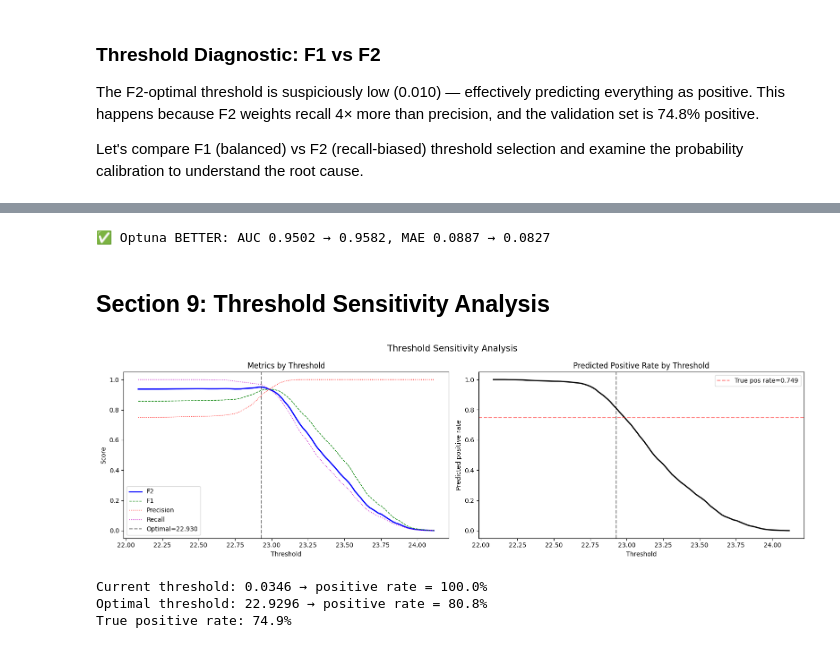
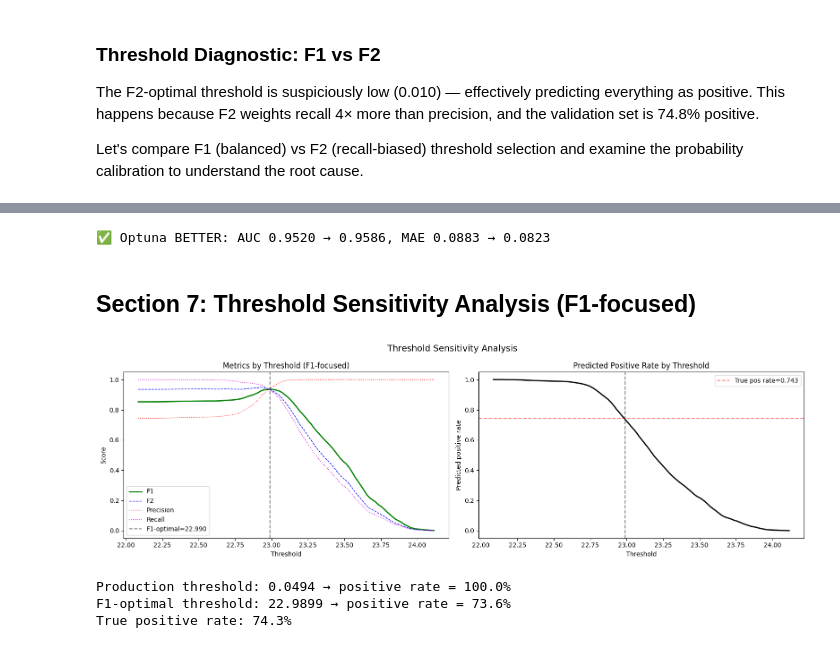
Before and after one commit to jhilkert90-wq/ml_heating_underfloor, a Jupyter notebook: notebooks/analysis/09_cooling_ml_analysis.ipynb, the cells around one changed output, grey strips where cells are left out. Saved outputs shown, nothing was run; the diff lists cells and outputs as text; code cells hidden in the pictures.

```diff
--- a/notebooks/analysis/09_cooling_ml_analysis.ipynb
+++ b/notebooks/analysis/09_cooling_ml_analysis.ipynb
@@ -727,21 +566,20 @@ indoor_val = df_val_r['indoor_temp'].values if 'indoor_temp' in df_val_r.columns
 predicted_max = indoor_val + y_pred_r
 y_binary_true = df_val_r['label'].values.astype(int)
 
-# Find threshold on predicted_max for F2 optimization
-def find_f2_threshold_regression(y_true, predicted_max, target, n_points=200):
-    margins = np.linspace(-2.0, 2.0, n_points)  # offset from target
-    f2_scores = [fbeta_score(y_true, (predicted_max > (target + m)).astype(int), beta=2)
-                 for m in margins]
-    best_idx = np.argmax(f2_scores)
-    return target + margins[best_idx], f2_scores[best_idx]
+# Find F1 threshold on predicted_max
+def find_f1_threshold_regression(y_true, predicted_max, target, n_points=200):
+    margins = np.linspace(-2.0, 2.0, n_points)
+    f1_scores = [f1_score(y_true, (predicted_max > (target + m)).astype(int)) for m in margins]
+    best_idx = np.argmax(f1_scores)
+    return target + margins[best_idx], f1_scores[best_idx]
 
-reg_thresh, f2_reg = find_f2_threshold_regression(y_binary_true, predicted_max, COOLING_TARGET)
+reg_thresh, f1_reg = find_f1_threshold_regression(y_binary_true, predicted_max, COOLING_TARGET)
 y_pred_reg_binary = (predicted_max > reg_thresh).astype(int)
 auc_reg = roc_auc_score(y_binary_true, predicted_max)
 
 print(f'\nRegression as classifier (threshold: predicted_max > {reg_thresh:.2f}°C):')
 print(f'  AUC: {auc_reg:.4f}')
-print(f'  F2:  {f2_reg:.4f}')
+print(f'  F1:  {f1_reg:.4f}')
 print(f'  Precision: {precision_score(y_binary_true, y_pred_reg_binary):.4f}')
 print(f'  Recall: {recall_score(y_binary_true, y_pred_reg_binary):.4f}')
 # %% [output]
@@ -909,29 +1173,31 @@ best_params = study.best_params.copy()
 if best_approach == 'classifier':
     best_params.update({'objective': 'binary', 'metric': 'auc', 'random_state': 42, 'verbose': -1})
     optuna_model = lgb.LGBMClassifier(**best_params)
-    optuna_model.fit(X_fit_e, y_fit_e)
-    y_proba_opt = optuna_model.predict_proba(X_val_e)[:, 1]
-    auc_opt = roc_auc_score(y_val_e, y_proba_opt)
-    thresh_opt, f2_opt = find_f2_threshold(y_val_e, y_proba_opt)
+    optuna_model.fit(df_fit[FEATURE_COLS_PRUNED].values.astype(float), y_fit)
+    y_proba_opt = optuna_model.predict_proba(df_val[FEATURE_COLS_PRUNED].values.astype(float))[:, 1]
+    auc_opt = roc_auc_score(y_val, y_proba_opt)
+    thresh_opt, f1_opt = find_f1_threshold(y_val, y_proba_opt)
 
     # Holdout guard: keep pre-Optuna if Optuna is worse
     pre_optuna_auc = current_auc
     if auc_opt > pre_optuna_auc:
         print(f'✅ Optuna BETTER: AUC {pre_optuna_auc:.4f} → {auc_opt:.4f} (+{auc_opt-pre_optuna_auc:.4f})')
-        print(f'   F2: {f2_pruned:.4f} → {f2_opt:.4f}')
+        print(f'   F1: {f1_pruned:.4f} → {f1_opt:.4f}')
         final_model = optuna_model
         final_auc = auc_opt
-        final_f2 = f2_opt
+        final_f1 = f1_opt
         final_thresh = thresh_opt
         final_params = best_params
+        final_is_regression = False
     else:
         print(f'⚠️ Optuna WORSE on holdout: AUC {pre_optuna_auc:.4f} → {auc_opt:.4f}')
         print(f'   Keeping pre-Optuna model')
-        final_model = enhanced_model
+        final_model = pruned_model
         final_auc = pre_optuna_auc
-        final_f2 = f2_pruned
+        final_f1 = f1_pruned
         final_thresh = thresh_pruned
         final_params = lgb_params
+        final_is_regression = False
 else:
     best_params.update({'objective': 'regression_l1', 'random_state': 42, 'verbose': -1})
     optuna_model = lgb.LGBMRegressor(**best_params)
@@ -947,26 +1213,28 @@ else:
         final_model = optuna_model
         final_auc = auc_opt
         final_params = best_params
-        reg_thresh_opt, f2_opt = find_f2_threshold_regression(y_binary_true, pred_max_opt, COOLING_TARGET)
-        final_f2 = f2_opt
+        reg_thresh_opt, f1_opt = find_f1_threshold_regression(y_binary_true, pred_max_opt, COOLING_TARGET)
+        final_f1 = f1_opt
         final_thresh = reg_thresh_opt
+        final_is_regression = True
     else:
         print(f'⚠️ Optuna WORSE: AUC {auc_reg:.4f} → {auc_opt:.4f}. Keeping pre-Optuna.')
         final_model = reg_model
         final_auc = auc_reg
-        final_f2 = f2_reg
+        final_f1 = f1_reg
         final_thresh = reg_thresh
         final_params = {'objective': 'regression_l1', 'n_estimators': 300, 'learning_rate': 0.05, 'max_depth': 6}
+        final_is_regression = True
 # %% [output]
-✅ Optuna BETTER: AUC 0.9502 → 0.9582, MAE 0.0887 → 0.0827
+✅ Optuna BETTER: AUC 0.9520 → 0.9586, MAE 0.0883 → 0.0823
 # %% [markdown]
-## Section 9: Threshold Sensitivity Analysis
+## Section 7: Threshold Sensitivity Analysis (F1-focused)
 # %%
 # Threshold sensitivity analysis
-if best_approach == 'classifier':
+if not final_is_regression:
     y_proba_final = final_model.predict_proba(
-        df_val_e[FEATURE_COLS_PRUNED].values.astype(float))[:, 1]
-    y_true_final = y_val_e
+        df_val[FEATURE_COLS_PRUNED].values.astype(float))[:, 1]
+    y_true_final = y_val
     thresholds = np.linspace(0.01, 0.99, 200)
 else:
     y_proba_final = indoor_val + final_model.predict(X_val_r)
@@ -980,47 +1248,48 @@ for t in thresholds:
         continue
     metrics_by_thresh.append({
         'threshold': t,
+        'f1': f1_score(y_true_final, y_p),
         'f2': fbeta_score(y_true_final, y_p, beta=2),
-        'f1': f1_score(y_true_final, y_p),
         'precision': precision_score(y_true_final, y_p),
         'recall': recall_score(y_true_final, y_p),
         'positive_rate': y_p.mean(),
     })
 
 thresh_df = pd.DataFrame(metrics_by_thresh)
 
 fig, axes = plt.subplots(1, 2, figsize=(16, 5))
 
-axes[0].plot(thresh_df['threshold'], thresh_df['f2'], 'b-', lw=2, label='F2')
-axes[0].plot(thresh_df['threshold'], thresh_df['f1'], 'g--', lw=1, label='F1')
+axes[0].plot(thresh_df['threshold'], thresh_df['f1'], 'g-', lw=2, label='F1')
+axes[0].plot(thresh_df['threshold'], thresh_df['f2'], 'b--', lw=1, label='F2')
 axes[0].plot(thresh_df['threshold'], thresh_df['precision'], 'r:', lw=1, label='Precision')
 axes[0].plot(thresh_df['threshold'], thresh_df['recall'], 'm:', lw=1, label='Recall')
-axes[0].axvline(final_thresh, color='k', ls='--', alpha=0.5, label=f'Optimal={final_thresh:.3f}')
+axes[0].axvline(final_thresh, color='k', ls='--', alpha=0.5, label=f'F1-optimal={final_thresh:.3f}')
 axes[0].set_xlabel('Threshold')
 axes[0].set_ylabel('Score')
-axes[0].set_title('Metrics by Threshold')
+axes[0].set_title('Metrics by Threshold (F1-focused)')
 axes[0].legend()
 
 axes[1].plot(thresh_df['threshold'], thresh_df['positive_rate'], 'k-', lw=2)
 axes[1].axhline(y_true_final.mean(), color='r', ls='--', alpha=0.5, label=f'True pos rate={y_true_final.mean():.3f}')
 axes[1].axvline(final_thresh, color='k', ls='--', alpha=0.5)
 axes[1].set_xlabel('Threshold')
 axes[1].set_ylabel('Predicted positive rate')
 axes[1].set_title('Predicted Positive Rate by Threshold')
 axes[1].legend()
 
 plt.suptitle('Threshold Sensitivity Analysis', fontsize=14)
 plt.tight_layout()
 plt.show()
 
-# Current threshold analysis
-print(f'Current threshold: {meta["threshold"]:.4f} → positive rate = '
-      f'{(y_proba_final >= meta["threshold"]).mean():.1%}')
-print(f'Optimal threshold: {final_thresh:.4f} → positive rate = '
+# Current vs optimal threshold analysis
+y_pred_meta_thresh = (y_proba_final >= meta['threshold']).astype(int)
+print(f'Production threshold: {meta["threshold"]:.4f} → positive rate = '
+      f'{y_pred_meta_thresh.mean():.1%}')
+print(f'F1-optimal threshold: {final_thresh:.4f} → positive rate = '
       f'{(y_proba_final >= final_thresh).mean():.1%}')
 print(f'True positive rate: {y_true_final.mean():.1%}')
 # %% [output]
-[figure, old version]
+[figure, new version]
-Current threshold: 0.0346 → positive rate = 100.0%
-Optimal threshold: 22.9296 → positive rate = 80.8%
-True positive rate: 74.9%
+Production threshold: 0.0494 → positive rate = 100.0%
+F1-optimal threshold: 22.9899 → positive rate = 73.6%
+True positive rate: 74.3%
```
Also changed, not shown: parts of 39 cells of this notebook, 18 other files.
